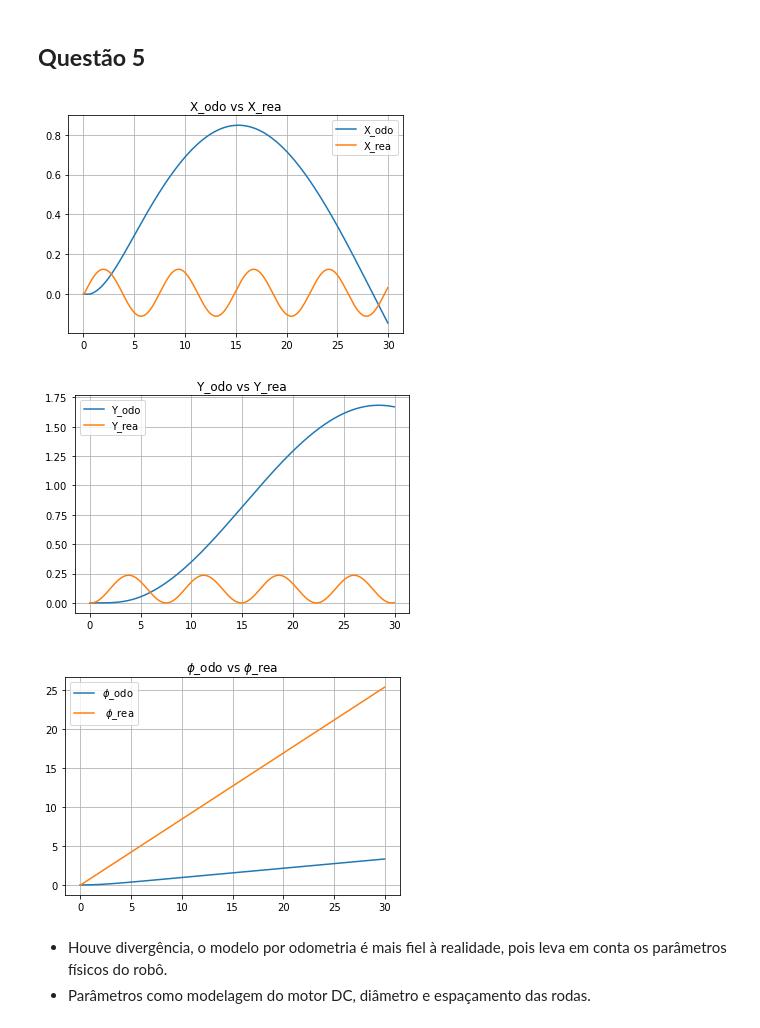
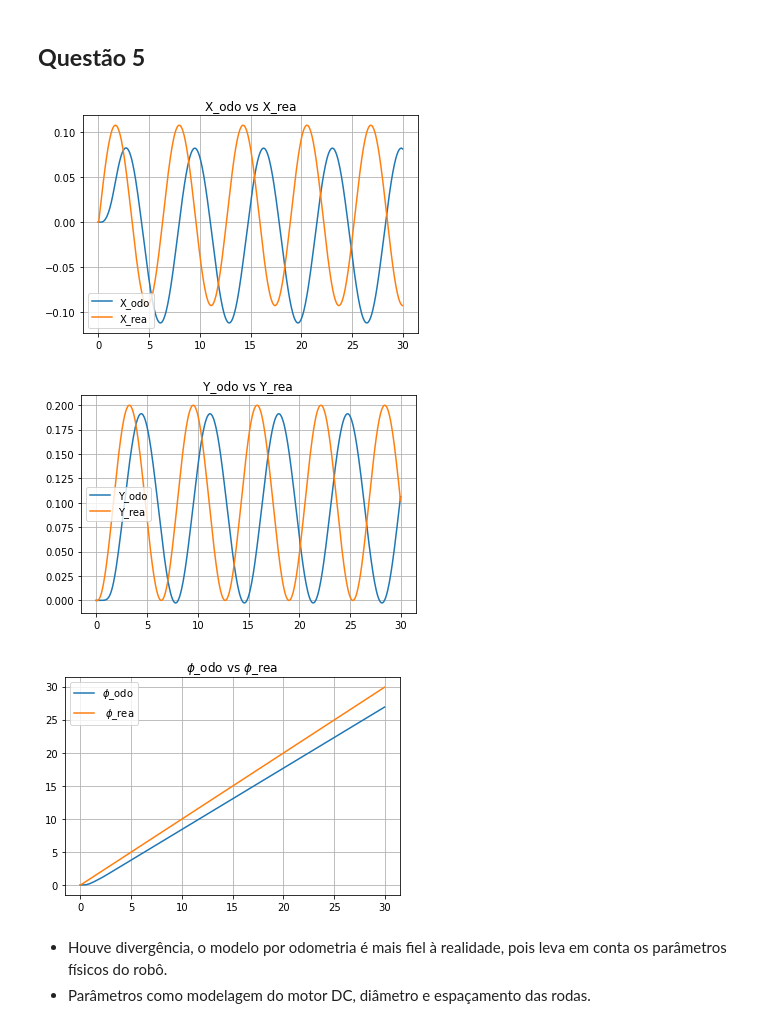
Before and after one commit to mateustui/Rob-tcia-Movel, a Jupyter notebook: Atividades/Atividade_4/Lista_4.ipynb, the cells around one changed output. Drawn from its saved outputs; the diff is of its cells as text; code cells hidden in the pictures.

```diff
--- a/Atividades/Atividade_4/Lista_4.ipynb
+++ b/Atividades/Atividade_4/Lista_4.ipynb
@@ -306,7 +309,7 @@ print(w_max)
 # %%
 #Parametros do robo
 u=0.1
-w=0.85
+w=1.0
 R2=0.035
 L2=0.28
 
@@ -322,9 +325,9 @@ wd=(2*u+w*L2)/(2*R2)
 we=(2*u-w*L2)/(2*R2)
 
 #parametros do PID
-Kp=1.0
-Ki=1
-Kd=1.1
+Kp=5.0
+Ki=5
+Kd=0.02
 Sp_d=wd
 Sp_e=we
 V_bat=12
@@ -364,16 +367,8 @@ fp_r=np.zeros(np.size(t))
 
 
 for k in range(0, (np.size(t)-1)):
-    Tpp_d[k+1]=(1/J)*(Ke*i_d[k]-b*Tp_d[k])
-    Tpp_e[k+1]=(1/J)*(Ke*i_e[k]-b*Tp_e[k])
-    Tp_d[k+1]=Tp_d[k]+Tpp_d[k]*dt
-    Tp_e[k+1]=Tp_e[k]+Tpp_e[k]*dt
     erro_d=Sp_d-Tp_d[k]
     erro_e=Sp_e-Tp_e[k]
-    ip_d[k+1]=(1/L)*(V_d-R*i_d[k]-Kt*Tp_d[k])
-    ip_e[k+1]=(1/L)*(V_e-R*i_e[k]-Kt*Tp_e[k])
-    i_d[k+1]=i_d[k]+ip_d[k]*dt
-    i_e[k+1]=i_e[k]+ip_e[k]*dt
     V_d=erro_d*Kp+erro_int_d*Ki+((erro_d-erro_old_d)/dt)*Kd
     V_e=erro_e*Kp+erro_int_e*Ki+((erro_e-erro_old_e)/dt)*Kd
     if V_d>V_bat:
@@ -384,11 +379,21 @@ for k in range(0, (np.size(t)-1)):
     erro_old_e=erro_e
     erro_int_d+=erro_d*dt
     erro_int_e+=erro_e*dt
+    Tpp_d[k+1]=(1/J)*(Ke*i_d[k]-b*Tp_d[k])
+    Tpp_e[k+1]=(1/J)*(Ke*i_e[k]-b*Tp_e[k])
+    Tp_d[k+1]=Tp_d[k]+Tpp_d[k]*dt
+    Tp_e[k+1]=Tp_e[k]+Tpp_e[k]*dt
+
+    ip_d[k+1]=(1/L)*(V_d-R*i_d[k]-Kt*Tp_d[k])
+    ip_e[k+1]=(1/L)*(V_e-R*i_e[k]-Kt*Tp_e[k])
+    i_d[k+1]=i_d[k]+ip_d[k]*dt
+    i_e[k+1]=i_e[k]+ip_e[k]*dt
+
 
     #parte da odometria
     xp_o[k+1]=(R2/2)*(Tp_e[k]+Tp_d[k])*np.cos(f_o[k])
     yp_o[k+1]=(R2/2)*(Tp_e[k]+Tp_d[k])*np.sin(f_o[k])
-    fp_o[k+1]=(R2/2)*(Tp_d[k]-Tp_e[k])
+    fp_o[k+1]=(R2/L2)*(Tp_d[k]-Tp_e[k])
 
     x_o[k+1]=x_o[k]+xp_o[k]*dt
     y_o[k+1]=y_o[k]+yp_o[k]*dt
@@ -403,36 +408,36 @@ for k in range(0, (np.size(t)-1)):
     y_r[k+1]=y_r[k]+yp_r[k]*dt
     f_r[k+1]=f_r[k]+fp_r[k]*dt
 
 
 
 
 
 
 plt.plot(t,x_o,t,x_r )
 
 plt.title('X_odo vs X_rea')
 plt.legend(['X_odo', 'X_rea'])
 plt.grid()
 plt.figure()
 plt.plot(t,y_o, t,y_r)
 plt.title('Y_odo vs Y_rea')
 plt.legend(['Y_odo', 'Y_rea'])
 plt.grid()
 plt.figure()
 plt.plot(t,f_o, t,f_r)
 plt.title('$\phi$_odo vs $\phi$_rea')
 plt.legend(['$\phi$_odo',' $\phi$_rea'])
 plt.grid()
 # plt.figure()
 # plt.plot(t,sp_v_d, t,Tp_d)
 # plt.grid()
 # plt.figure()
 # plt.plot(t,sp_v_e, t,Tp_e)
 # plt.grid()
 # %% [output]
-[figure, old version]
+[figure, new version]
-[figure, old version]
+[figure, new version]
-[figure, old version]
+[figure, new version]
 # %% [markdown]
 * Houve divergência, o modelo por odometria é mais fiel à realidade, pois leva em conta os parâmetros físicos do robô.
 * Parâmetros como modelagem do motor DC, diâmetro e espaçamento das rodas.
```
Also changed, not shown: parts of 3 cells of this notebook.
